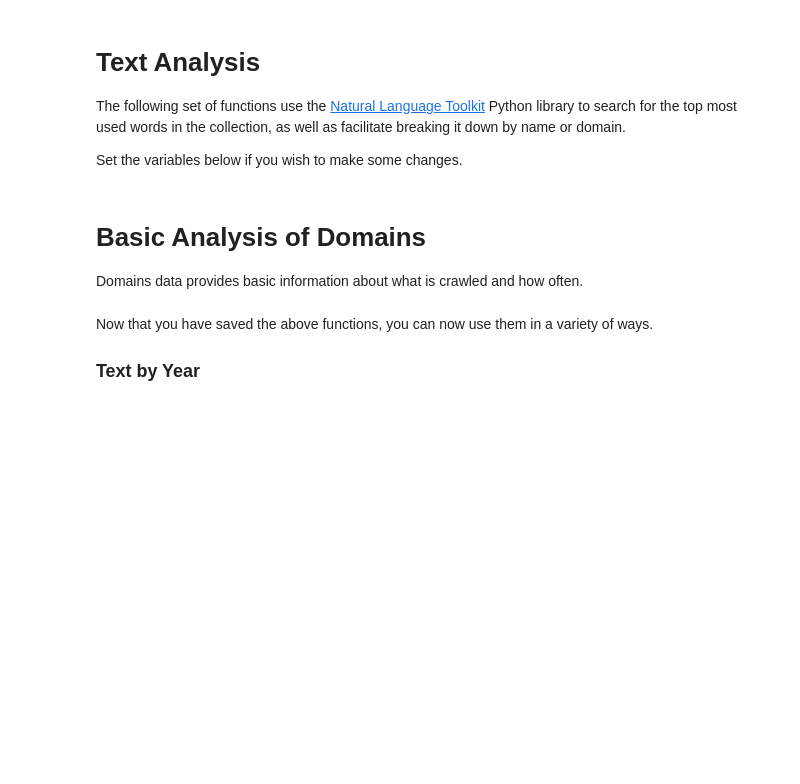
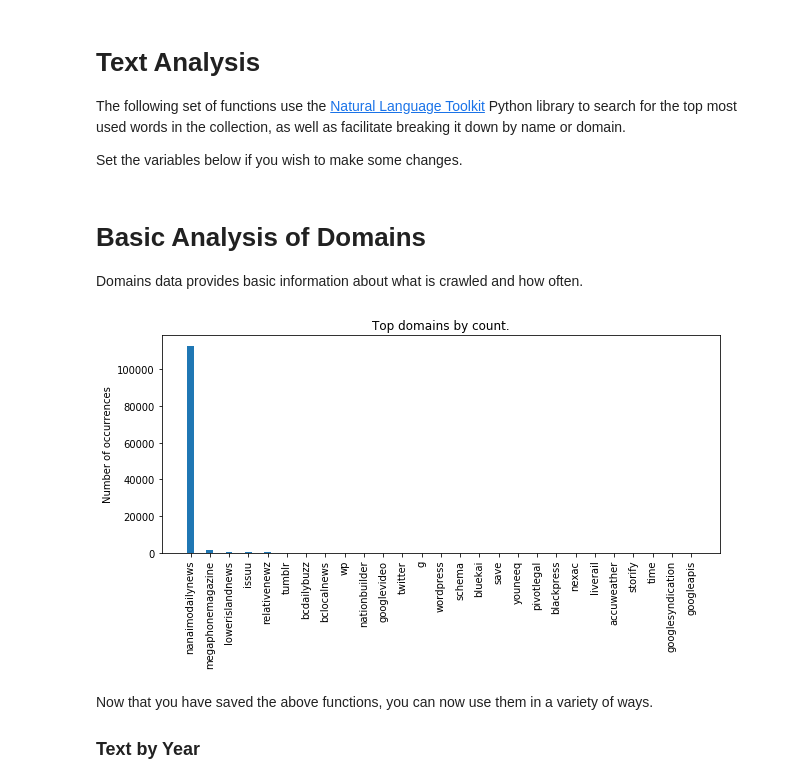
Before and after one commit to archivesunleashed/auk-notebooks, a Jupyter notebook: AUK_Full-Text-collection_id.ipynb, the cells around one changed output. Cells and saved outputs as stored; diff of their text form; code cells hidden in the pictures; blank space fills up the shorter version.

Commit message:
Add ego networks and some word fixes.
- add ego network
- add density distribution graph
- change sanity_check() to check_imports()
- change pp to plt for pyplot

```diff
--- a/AUK_Full-Text-collection_id.ipynb
+++ b/AUK_Full-Text-collection_id.ipynb
@@ -354,26 +283,28 @@ def sentiment_scores(by="domain"):
 Domains data provides basic information about what is crawled and how often.
 # %%
 EXCLUDE = ['google', 'facebook', 'youtube', 'apple']
-pp.rcParams['figure.figsize'] = [10, 4] # set the figure size for the graph
+plt.rcParams['figure.figsize'] = [10, 4] # set the figure size for the graph
 
 # Get a list of the top words in the collection
 # (regardless of year).
 
 domains = get_domains('name').most_common(30) # Can choose 'sub' for subdomains
 
 vals = [x[1] for x in domains if x[0] not in EXCLUDE]
 labs = [x[0] for x in domains if x[0] not in EXCLUDE]
 
 ind = np.arange(len(vals))    # the x locations for the groups
 width = 0.35       # the width of the bars: can also be len(x) sequence
 
 p1 = pp.bar(ind, vals, width)
 
-pp.ylabel('Number of occurrences')
-pp.title('Top domains by count.')
-pp.xticks(ind, labs, rotation='vertical')
+plt.ylabel('Number of occurrences')
+plt.title('Top domains by count.')
+plt.xticks(ind, labs, rotation='vertical')
 
-pp.show()
+plt.show()
+# %% [output]
+[figure, added]
 # %% [markdown]
 Now that you have saved the above functions, you can now use them in a variety of ways.
 
```
Also changed, not shown: parts of 15 cells of this notebook.
